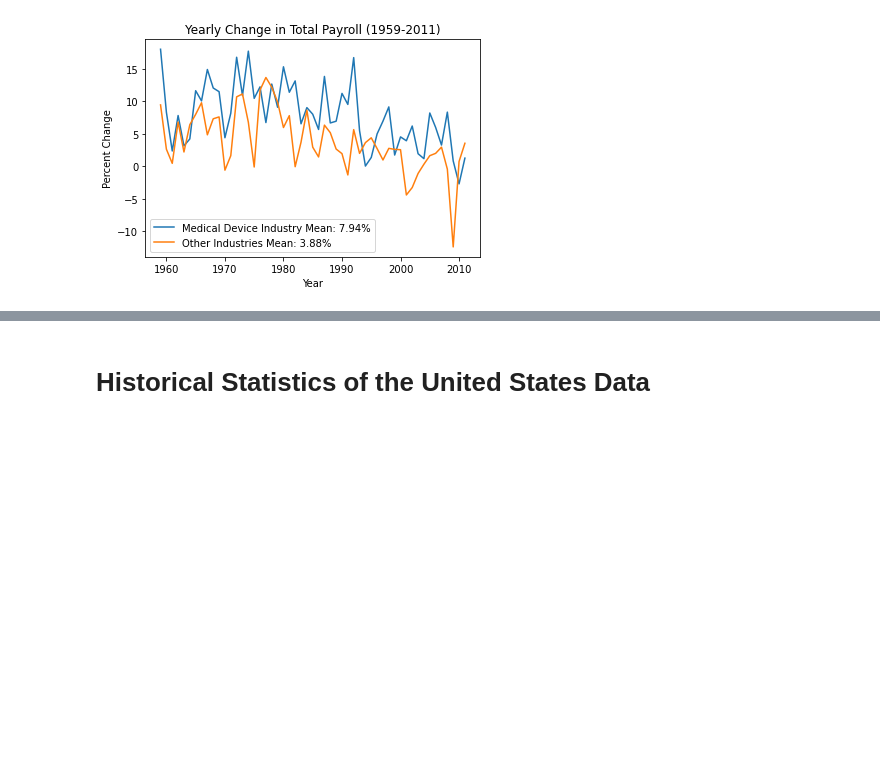
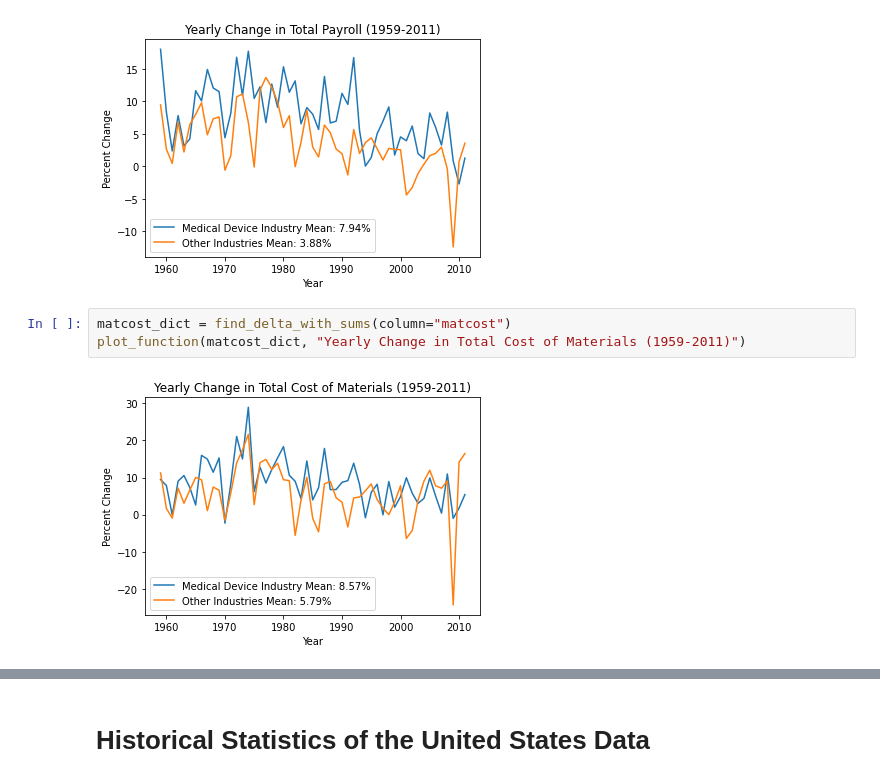
Before and after one commit to BriceB-20/Medical-Device-Project, a Jupyter notebook: Industry Analysis.ipynb, the cells around one changed output, grey strips where cells are left out. Cells and saved outputs as stored; diff of their text form; blank space fills up the shorter version.

```diff
--- a/Industry Analysis.ipynb
+++ b/Industry Analysis.ipynb
@@ -103,3 +103,8 @@ pay_dict = find_delta_with_sums(column="pay")
 plot_function(pay_dict, "Yearly Change in Total Payroll (1959-2011)")
 # %% [output]
 [figure]
+# %%
+matcost_dict = find_delta_with_sums(column="matcost")
+plot_function(matcost_dict, "Yearly Change in Total Cost of Materials (1959-2011)")
+# %% [output]
+[figure, added]
```
Also changed, not shown: parts of 12 cells of this notebook, 1 other file.
